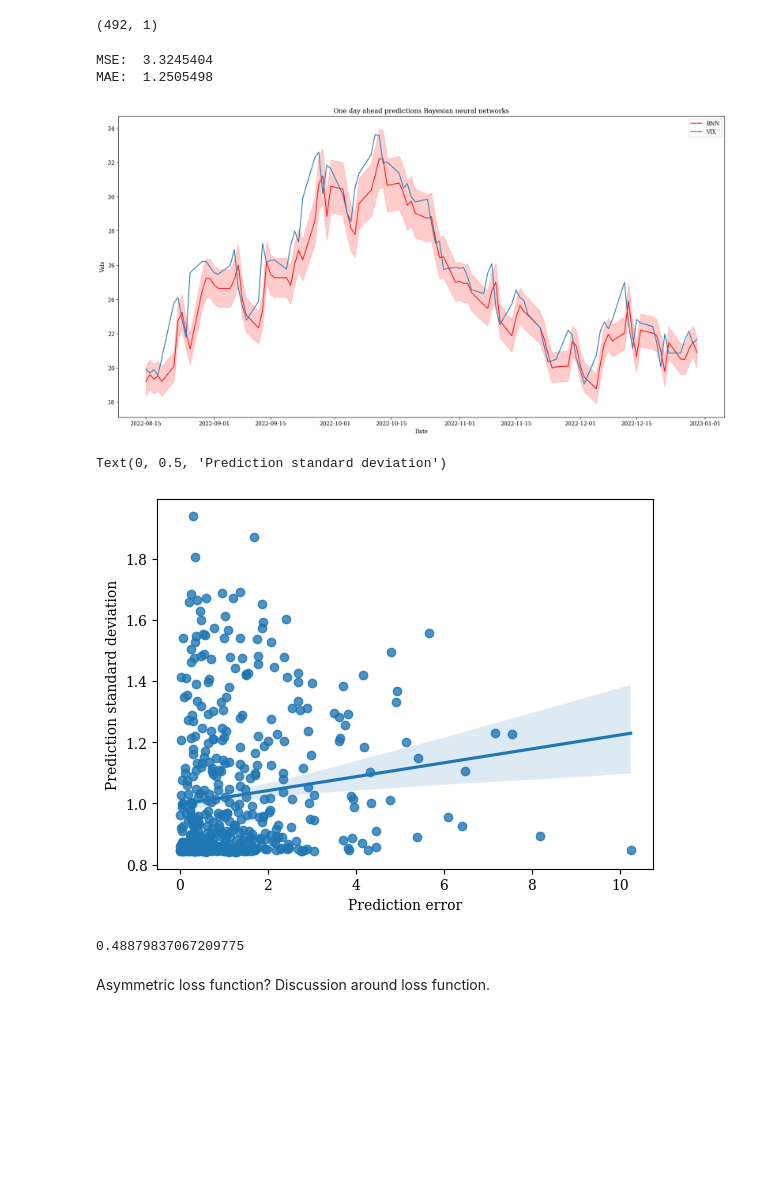
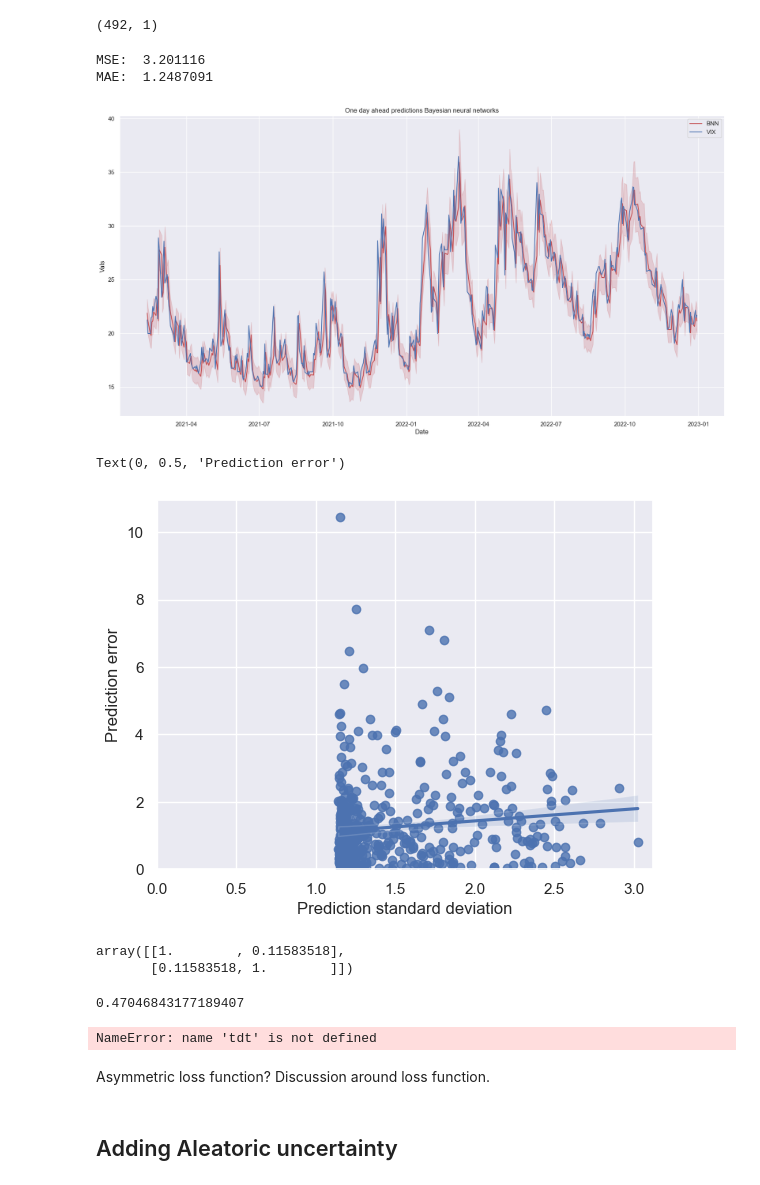
Before and after one commit to haakoris/Master, a Jupyter notebook: windowing_and_cv/run_model.ipynb, the cells around one changed output. Drawn from its saved outputs; the diff is of its cells as text; code cells hidden in the pictures; blank space fills up the shorter version.

```diff
--- a/windowing_and_cv/run_model.ipynb
+++ b/windowing_and_cv/run_model.ipynb
@@ -118,7 +118,7 @@ def build_model():
     model.compile(loss='mean_squared_error', optimizer=Adam(learning_rate=learning_rate), metrics = metrics)
     return model
 # %%
-MAX_EPOCHS = 50
+MAX_EPOCHS = 1
 model = build_model()
 early_stopping = tf.keras.callbacks.EarlyStopping(monitor='val_mse', patience=5)
 # %% [output]
@@ -315,6 +303,7 @@ negloglik = lambda y, rv_y: -rv_y.log_prob(y)
 
 n_samples = np.concatenate([x for x, y in w.train], axis=0).shape[0]
 
+"""
 # Specify the surrogate posterior over `keras.layers.Dense` `kernel` and `bias`.
 def posterior_mean_field(kernel_size, bias_size=0, dtype=None):
   n = kernel_size + bias_size
@@ -326,6 +315,20 @@ def posterior_mean_field(kernel_size, bias_size=0, dtype=None):
                      scale=1e-5 + tf.nn.softplus(c + t[..., n:])),
           reinterpreted_batch_ndims=1)),
   ])
+"""
+
+def posterior_mean_field(kernel_size, bias_size, dtype=None):
+    n = kernel_size + bias_size #number of total paramaeters (Weights and Bias)
+    c = np.log(np.expm1(1.))
+    return tf.keras.Sequential([
+        tfp.layers.VariableLayer(2 * n, dtype=dtype, initializer=lambda shape, dtype: random_gaussian_initializer(shape, dtype), trainable=True),
+        tfp.layers.DistributionLambda(lambda t: tfd.Independent(
+            # The Normal distribution with location loc and scale parameters.
+            tfd.Normal(loc=t[..., :n],
+                       scale=1e-5 +0.01*tf.nn.softplus(c + t[..., n:])),
+            reinterpreted_batch_ndims=1)),
+    ])
+
 
 # Specify the prior over `keras.layers.Dense` `kernel` and `bias`.
 def prior_trainable(kernel_size, bias_size=0, dtype=None):
@@ -378,6 +364,6 @@ _________________________________________________________________
 # %%
-MAX_EPOCHS = 500
-early_stopping = tf.keras.callbacks.EarlyStopping(monitor='val_mse', patience=10)
+MAX_EPOCHS = 250
+early_stopping = tf.keras.callbacks.EarlyStopping(monitor='val_mse', patience=50)
 # %%
 history = bnn.fit(w.train, epochs=MAX_EPOCHS,
                       validation_data=w.val,
@@ -426,15 +412,15 @@ mae = mean_absolute_error(b_y, mean)
 print("MSE: ", mse)
 print("MAE: ", mae)
 # %% [output]
-MSE:  3.3245404
-MAE:  1.2505498
+MSE:  3.201116
+MAE:  1.2487091
 # %%
 test_df = vix[n_val:]
 
 mean = mean.flatten()
 b_y = b_y.flatten()
 
-n = 100
+n = 492
 
 
 preds_interval = pd.DataFrame(ensemble.T, index = test_indices[30:])
@@ -455,20 +441,32 @@ plt.title("One day ahead predictions Bayesian neural networks")
 plt.legend()
 plt.show()
 # %% [output]
-[figure, old version]
+[figure, new version]
 # %%
 resid = np.abs(b_y - mean)
+sns.regplot(x = std, y = resid)
+plt.xlabel("Prediction standard deviation")
+plt.ylim(0)
+plt.xlim(0)
 
-sns.regplot(x = resid, y = std)
-plt.xlabel("Prediction error")
-
-plt.ylabel("Prediction standard deviation")
+plt.ylabel("Prediction error")
 # %% [output]
-Text(0, 0.5, 'Prediction standard deviation')
+Text(0, 0.5, 'Prediction error')
-[figure, old version]
+[figure, new version]
+# %%
+np.corrcoef(std, resid)
+# %% [output]
+array([[1.        , 0.11583518],
+       [0.11583518, 1.        ]])
 # %%
 mda(b_y, mean)
 # %% [output]
-0.48879837067209775
+0.47046843177189407
+# %%
+tdt(Wefkj)
+# %% [output]
+NameError: name 'tdt' is not defined
 # %% [markdown]
 Asymmetric loss function? Discussion around loss function.
+# %% [markdown]
+## Adding Aleatoric uncertainty
```
Also changed, not shown: parts of 22 cells of this notebook, 3 other files.
